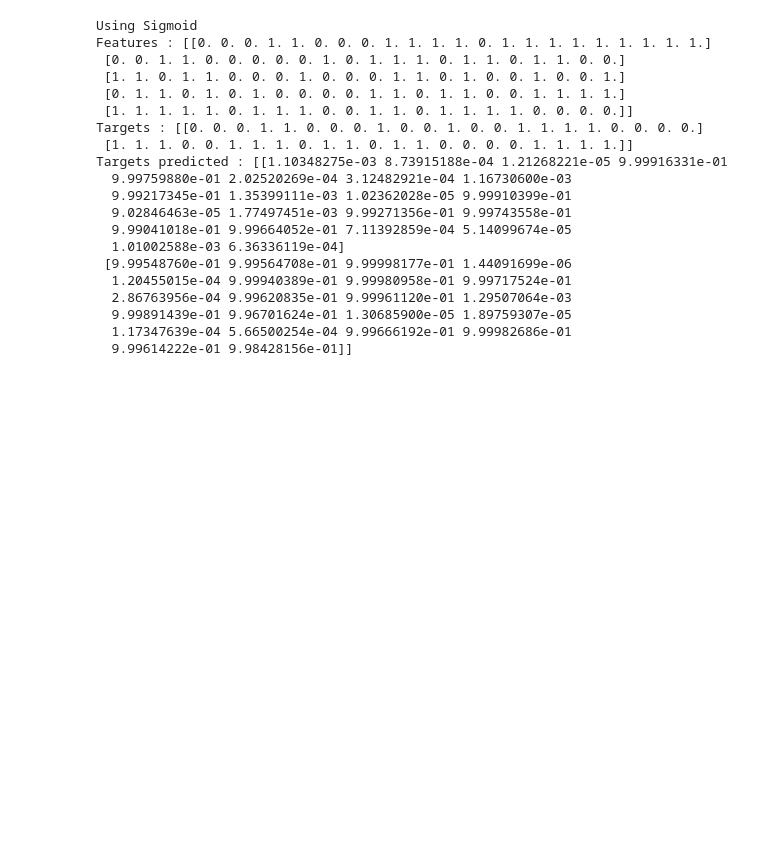
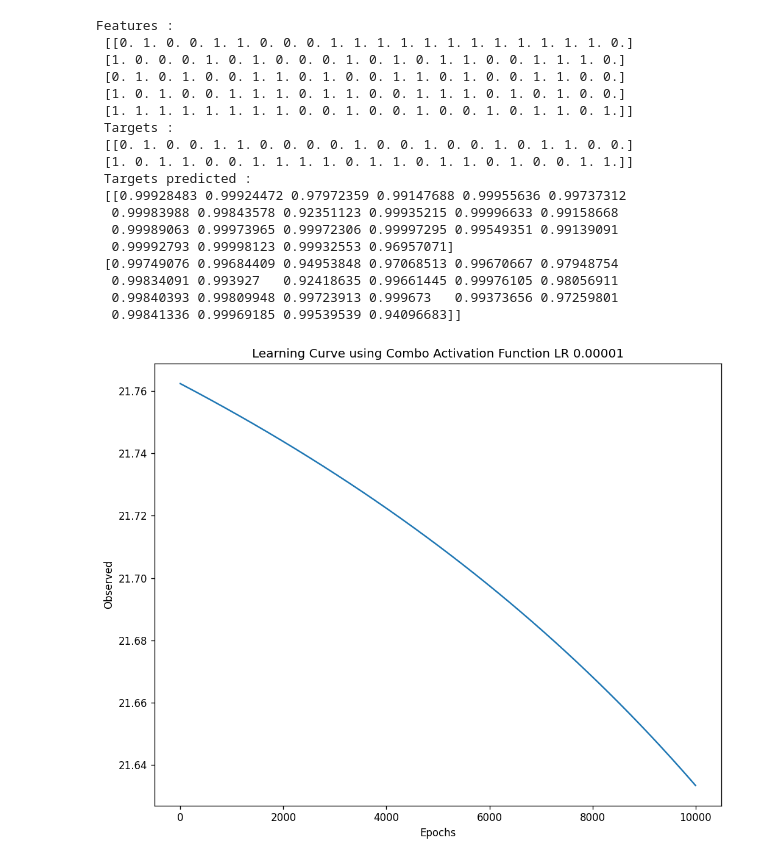
Before and after one commit to danner26/DSSA-5001-5102, a Jupyter notebook: DSSA-5104_Deep_Learning/Project1/Feedforward-N_Cases-DanielWAnner.ipynb, the cells around one changed output. Cells and saved outputs as stored; diff of their text form; code cells hidden in the pictures; blank space fills up the shorter version.

```diff
--- a/DSSA-5104_Deep_Learning/Project1/Feedforward-N_Cases-DanielWAnner.ipynb
+++ b/DSSA-5104_Deep_Learning/Project1/Feedforward-N_Cases-DanielWAnner.ipynb
@@ -37 +72,15 @@ def loss(features,w1,b1,w2,b2,w3,b3,targets_observed,method=2):
+# %%
+def loss(features, w1, b1, w2, b2, w3, b3, targets_observed, select):
+    '''
+    w1 is weights matrix for transition from input to first hidden layer
+    b1 is the biases added at the first hidden layer
+    w2 is weights matrix for transition from hidden layer 1 to hidden layer 2
+    b2 is the biases added to the second hidden layer
+    w3 is weights matrix for transition from hidden layer 2 to output layer
+    b3 is the biases added to the output layer
+    Usage: Calculate the sum of square residuals of the feed forward function
+    '''
+    #Loss function to
+    Targets_Predicted = feed_forward(features, w1, b1, w2, b2, w3, b3, select)
+    return np.sum((Targets_Predicted - targets_observed) ** 2)
 # %%
@@ -179,24 +208,0 @@ Targets predicted : [[ 0.          0.          0.          9.38855749  8.3341336
-# %%
-#Lets run it again, this time we will choose sigmoid
-__main__()
-# %% [output]
-Using Sigmoid
-Features : [[0. 0. 0. 1. 1. 0. 0. 0. 1. 1. 1. 1. 0. 1. 1. 1. 1. 1. 1. 1. 1. 1.]
- [0. 0. 1. 1. 0. 0. 0. 0. 0. 1. 0. 1. 1. 1. 0. 1. 1. 0. 1. 1. 0. 0.]
- [1. 1. 0. 1. 1. 0. 0. 0. 1. 0. 0. 0. 1. 1. 0. 1. 0. 0. 1. 0. 0. 1.]
- [0. 1. 1. 0. 1. 0. 1. 0. 0. 0. 0. 1. 1. 0. 1. 1. 0. 0. 1. 1. 1. 1.]
- [1. 1. 1. 1. 1. 0. 1. 1. 1. 0. 0. 1. 1. 0. 1. 1. 1. 1. 0. 0. 0. 0.]]
-Targets : [[0. 0. 0. 1. 1. 0. 0. 0. 1. 0. 0. 1. 0. 0. 1. 1. 1. 1. 0. 0. 0. 0.]
- [1. 1. 1. 0. 0. 1. 1. 1. 0. 1. 1. 0. 1. 1. 0. 0. 0. 0. 1. 1. 1. 1.]]
-Targets predicted : [[1.10348275e-03 8.73915188e-04 1.21268221e-05 9.99916331e-01
-  9.99759880e-01 2.02520269e-04 3.12482921e-04 1.16730600e-03
-  9.99217345e-01 1.35399111e-03 1.02362028e-05 9.99910399e-01
-  9.02846463e-05 1.77497451e-03 9.99271356e-01 9.99743558e-01
-  9.99041018e-01 9.99664052e-01 7.11392859e-04 5.14099674e-05
-  1.01002588e-03 6.36336119e-04]
- [9.99548760e-01 9.99564708e-01 9.99998177e-01 1.44091699e-06
-  1.20455015e-04 9.99940389e-01 9.99980958e-01 9.99717524e-01
-  2.86763956e-04 9.99620835e-01 9.99961120e-01 1.29507064e-03
-  9.99891439e-01 9.96701624e-01 1.30685900e-05 1.89759307e-05
-  1.17347639e-04 5.66500254e-04 9.99666192e-01 9.99982686e-01
-  9.99614222e-01 9.98428156e-01]]
@@ -209 +213,36 @@ target2_observed = targets_observed[1,:]
+# %%
+'''
+Code to show line graph of the Epochs vs Observed
+'''
+print('Features : \n', features)
+print(' Targets : \n', targets_observed)
+print(' Targets predicted : \n', Targets_Predicted)
+figure(figsize=(10,8), dpi=120)
+plt.plot(losses) #plot losses
+plt.xlabel('Epochs')  #add x label name
+plt.title('Learning Curve using Combo Activation Function LR 0.00001') #set title
+plt.ylabel('Observed') #add y label name
+
+plt.savefig('%s_line.png' % select) #save figure
+plt.show() #show plot and clear object
+# %% [output]
+Features :
+ [[0. 1. 0. 0. 1. 1. 0. 0. 0. 1. 1. 1. 1. 1. 1. 1. 1. 1. 1. 1. 1. 0.]
+ [1. 0. 0. 0. 1. 0. 1. 0. 0. 0. 1. 0. 1. 0. 1. 1. 0. 0. 1. 1. 1. 0.]
+ [0. 1. 0. 1. 0. 0. 1. 1. 0. 1. 0. 0. 1. 1. 0. 1. 0. 0. 1. 1. 0. 0.]
+ [1. 0. 1. 0. 0. 1. 1. 1. 0. 1. 1. 0. 0. 1. 1. 1. 0. 1. 0. 1. 0. 0.]
+ [1. 1. 1. 1. 1. 1. 1. 1. 0. 0. 1. 0. 0. 1. 0. 0. 1. 0. 1. 1. 0. 1.]]
+ Targets :
+ [[0. 1. 0. 0. 1. 1. 0. 0. 0. 0. 1. 0. 0. 1. 0. 0. 1. 0. 1. 1. 0. 0.]
+ [1. 0. 1. 1. 0. 0. 1. 1. 1. 1. 0. 1. 1. 0. 1. 1. 0. 1. 0. 0. 1. 1.]]
+ Targets predicted :
+ [[0.99928483 0.99924472 0.97972359 0.99147688 0.99955636 0.99737312
+  0.99983988 0.99843578 0.92351123 0.99935215 0.99996633 0.99158668
+  0.99989063 0.99973965 0.99972306 0.99997295 0.99549351 0.99139091
+  0.99992793 0.99998123 0.99932553 0.96957071]
+ [0.99749076 0.99684409 0.94953848 0.97068513 0.99670667 0.97948754
+  0.99834091 0.993927   0.92418635 0.99661445 0.99976105 0.98056911
+  0.99840393 0.99809948 0.99723913 0.999673   0.99373656 0.97259801
+  0.99841336 0.99969185 0.99539539 0.94096683]]
+[figure, added]
 # %%
```
Also changed, not shown: parts of 15 cells of this notebook, 7 other files.
